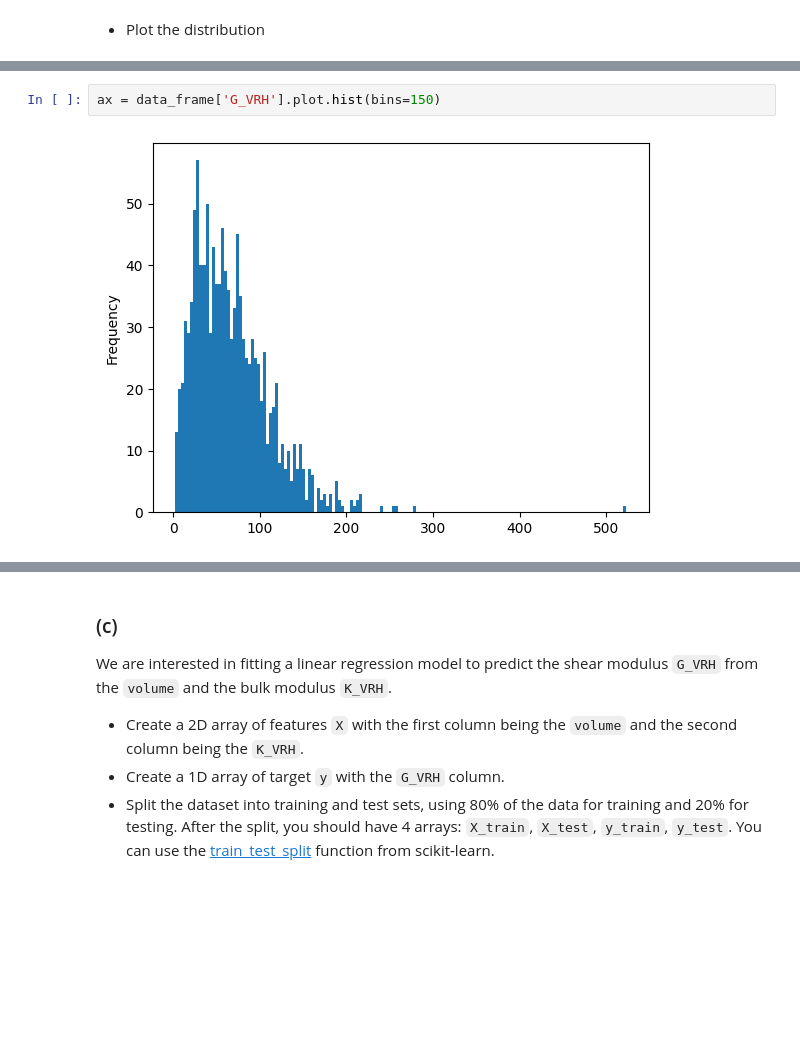
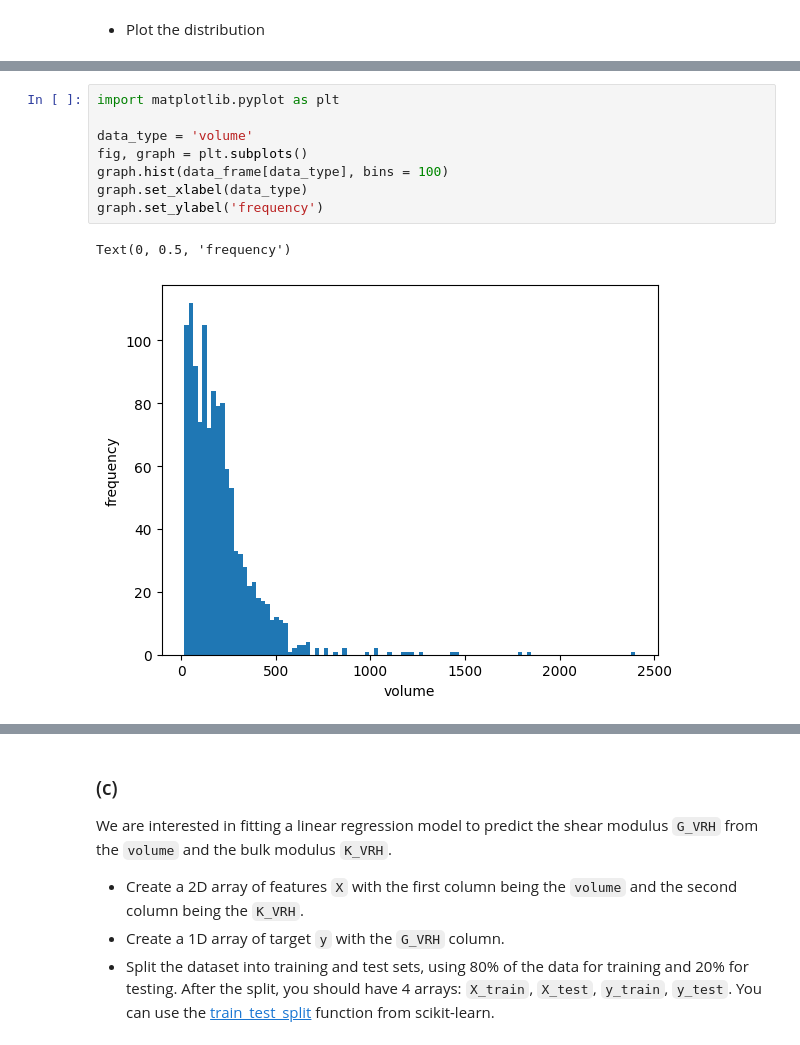
Before and after one commit to tieuandpepper/CHEE6397_HWs, a Jupyter notebook: HW1/hw1-Kevin_Tieu-1902070.ipynb, the cells around one changed output, grey strips where cells are left out. Drawn from its saved outputs; the diff is of its cells as text; blank space fills up the shorter version.

```diff
--- a/HW1/hw1-Kevin_Tieu-1902070.ipynb
+++ b/HW1/hw1-Kevin_Tieu-1902070.ipynb
@@ -205,4 +197,11 @@ ax = data_frame['K_VRH'].plot.hist(bins=150)
-# %%
-ax = data_frame['G_VRH'].plot.hist(bins=150)
-# %% [output]
-[figure, removed]
+# %%
+import matplotlib.pyplot as plt
+
+data_type = 'volume'
+fig, graph = plt.subplots()
+graph.hist(data_frame[data_type], bins = 100)
+graph.set_xlabel(data_type)
+graph.set_ylabel('frequency')
+# %% [output]
+Text(0, 0.5, 'frequency')
+[figure, added]
```
Also changed, not shown: parts of 11 cells of this notebook.
